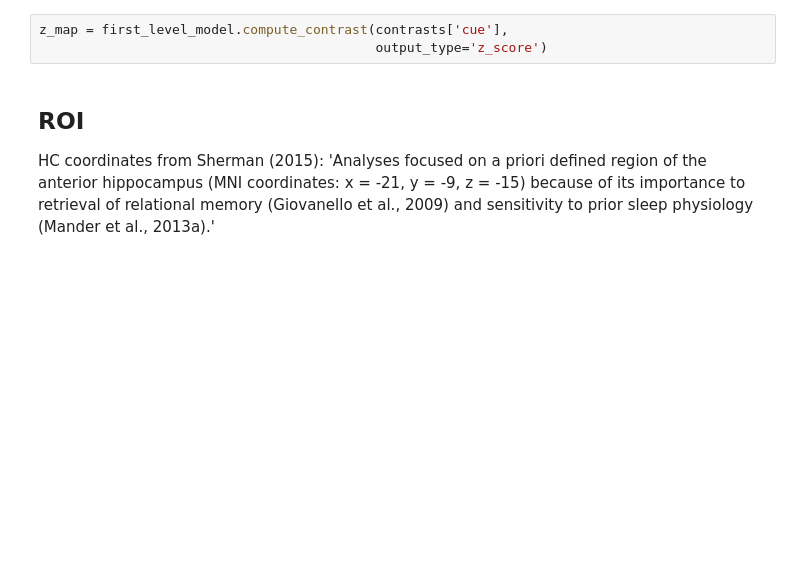
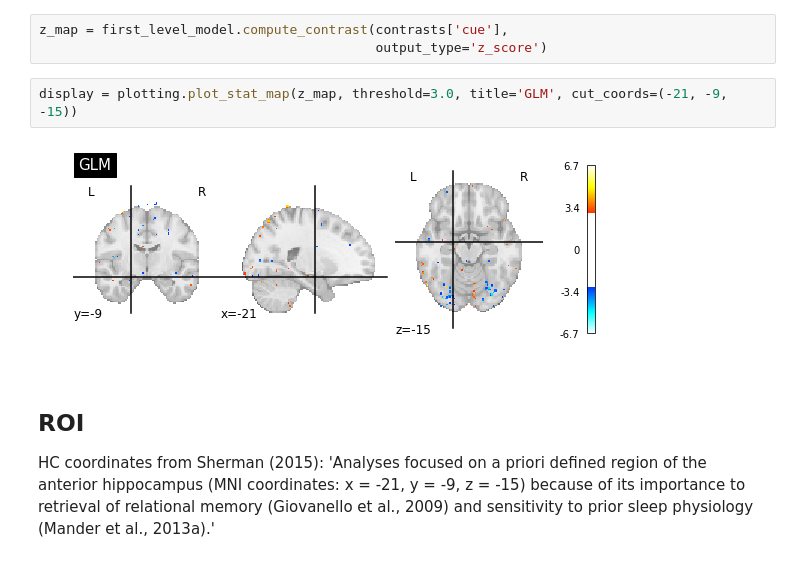
Before and after one commit to mcmahonmc/dissertation, a Jupyter notebook: Seed-based FC.ipynb, the cells around one changed output. Drawn from its saved outputs; the diff is of its cells as text; blank space fills up the shorter version.

```diff
--- a/Seed-based FC.ipynb
+++ b/Seed-based FC.ipynb
@@ -114,6 +120,10 @@ first_level_model = first_level_model.fit(run_imgs='/Volumes/psybrain/ADM/deriva
 # %%
 z_map = first_level_model.compute_contrast(contrasts['cue'],
                                            output_type='z_score')
+# %%
+display = plotting.plot_stat_map(z_map, threshold=3.0, title='GLM', cut_coords=(-21, -9, -15))
+# %% [output]
+[figure, added]
 # %% [markdown]
 ## ROI
 
```
Also changed, not shown: parts of 7 cells of this notebook.
